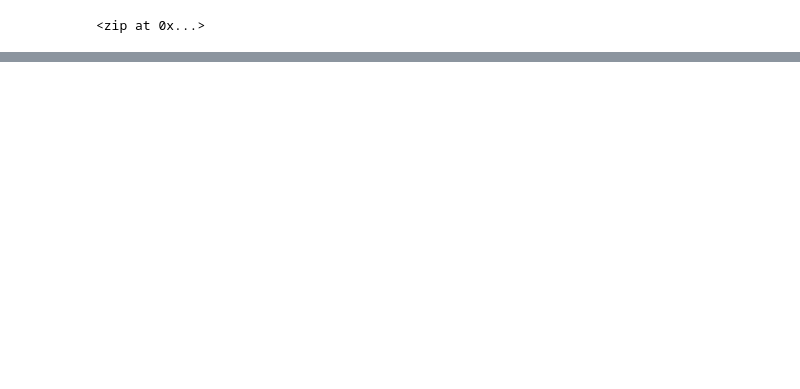
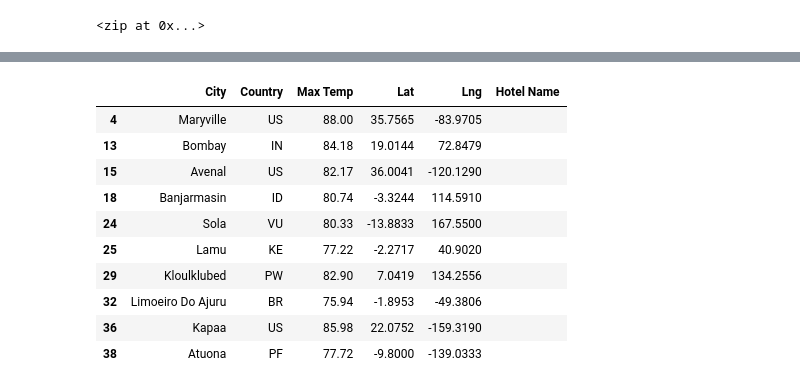
Before and after one commit to Yasminem2022/World_Weather_Analysis, a Jupyter notebook: WeatherPy.ipynb, the cells around one changed output, grey strips where cells are left out. Saved outputs shown, nothing was run; the diff lists cells and outputs as text; code cells hidden in the pictures; blank space fills up the shorter version.

```diff
--- a/WeatherPy.ipynb
+++ b/WeatherPy.ipynb
@@ -387,0 +541,17 @@ plot_linear_regression(x_values, y_values,
+# %%
+# Create DataFrame called hotel_df to store hotel names along with city, country, max temp, and coordinates.
+hotel_df = preferred_cities_df[["City", "Country", "Max Temp", "Lat", "Lng"]].copy()
+hotel_df["Hotel Name"] = ""
+hotel_df.head(10)
+# %% [output]
+|  | City | Country | Max Temp | Lat | Lng | Hotel Name |
+| 4 | Maryville | US | 88.00 | 35.7565 | -83.9705 |  |
+| 13 | Bombay | IN | 84.18 | 19.0144 | 72.8479 |  |
+| 15 | Avenal | US | 82.17 | 36.0041 | -120.1290 |  |
+| 18 | Banjarmasin | ID | 80.74 | -3.3244 | 114.5910 |  |
+| 24 | Sola | VU | 80.33 | -13.8833 | 167.5500 |  |
+| 25 | Lamu | KE | 77.22 | -2.2717 | 40.9020 |  |
+| 29 | Kloulklubed | PW | 82.90 | 7.0419 | 134.2556 |  |
+| 32 | Limoeiro Do Ajuru | BR | 75.94 | -1.8953 | -49.3806 |  |
+| 36 | Kapaa | US | 85.98 | 22.0752 | -159.3190 |  |
+| 38 | Atuona | PF | 77.72 | -9.8000 | -139.0333 |  |
```
Also changed, not shown: parts of 37 cells of this notebook.
